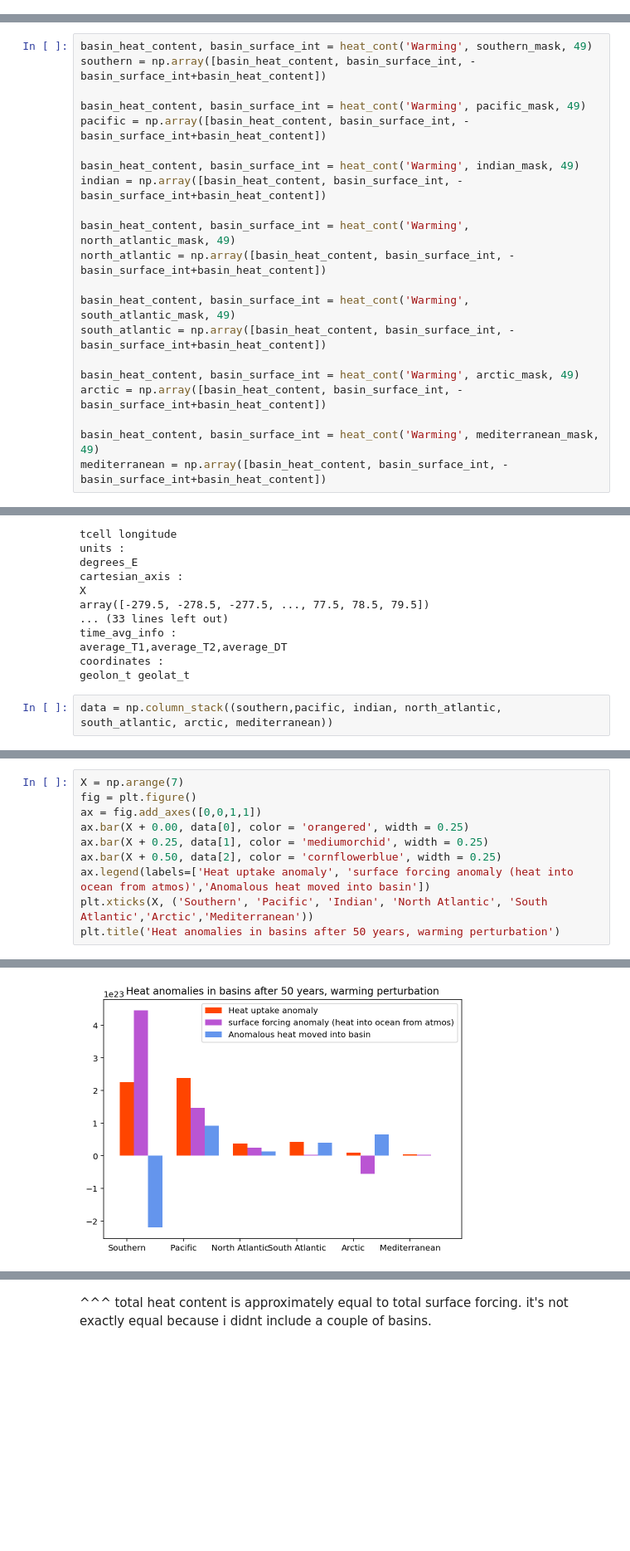
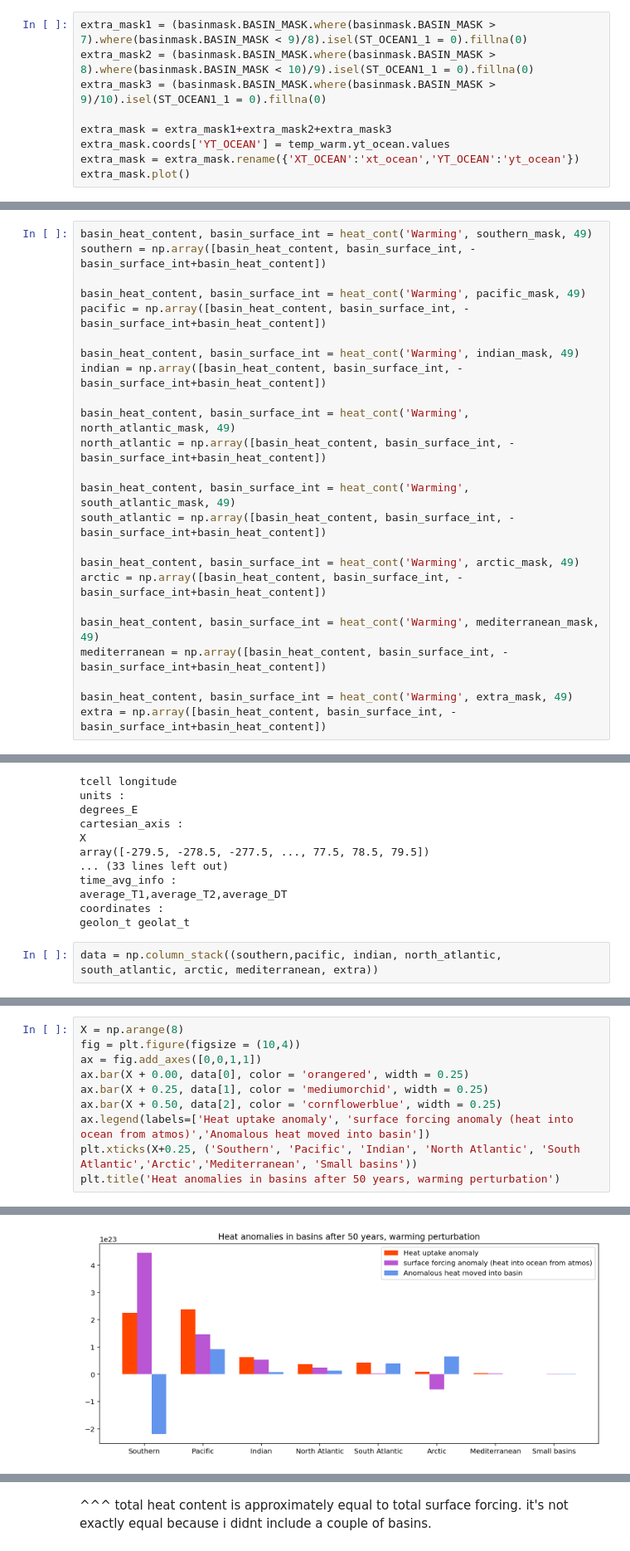
Before and after one commit to claireyung/unsw_clex_project_files, a Jupyter notebook: basin_heat_uptake.ipynb, the cells around one changed output, grey strips where cells are left out. Shown at 83% size. Cells and saved outputs as stored; diff of their text form; blank space fills up the shorter version.

```diff
--- a/basin_heat_uptake.ipynb
+++ b/basin_heat_uptake.ipynb
@@ -167,3 +141,12 @@ mediterranean_mask.plot()
 # %% [output]
 <matplotlib.collections.QuadMesh at 0x...>
 [figure]
+# %%
+extra_mask1 = (basinmask.BASIN_MASK.where(basinmask.BASIN_MASK > 7).where(basinmask.BASIN_MASK < 9)/8).isel(ST_OCEAN1_1 = 0).fillna(0)
+extra_mask2 = (basinmask.BASIN_MASK.where(basinmask.BASIN_MASK > 8).where(basinmask.BASIN_MASK < 10)/9).isel(ST_OCEAN1_1 = 0).fillna(0)
+extra_mask3 = (basinmask.BASIN_MASK.where(basinmask.BASIN_MASK > 9)/10).isel(ST_OCEAN1_1 = 0).fillna(0)
+
+extra_mask = extra_mask1+extra_mask2+extra_mask3
+extra_mask.coords['YT_OCEAN'] = temp_warm.yt_ocean.values
+extra_mask = extra_mask.rename({'XT_OCEAN':'xt_ocean','YT_OCEAN':'yt_ocean'})
+extra_mask.plot()
@@ -281,6 +267,9 @@ arctic = np.array([basin_heat_content, basin_surface_int, -basin_surface_int+bas
 
 basin_heat_content, basin_surface_int = heat_cont('Warming', mediterranean_mask, 49)
 mediterranean = np.array([basin_heat_content, basin_surface_int, -basin_surface_int+basin_heat_content])
+
+basin_heat_content, basin_surface_int = heat_cont('Warming', extra_mask, 49)
+extra = np.array([basin_heat_content, basin_surface_int, -basin_surface_int+basin_heat_content])
 # %%
 southern
 # %% [output]
@@ -314,7 +303,7 @@ average_T1,average_T2,average_DT
 coordinates :
 geolon_t geolat_t
 # %%
-data = np.column_stack((southern,pacific, indian, north_atlantic, south_atlantic, arctic, mediterranean))
+data = np.column_stack((southern,pacific, indian, north_atlantic, south_atlantic, arctic, mediterranean, extra))
 # %%
 data
 # %% [output]
@@ -327,16 +319,16 @@ array([[ 2.25707839e+23,  2.38478297e+23,  3.69656566e+22,
 # %%
-X = np.arange(7)
-fig = plt.figure()
+X = np.arange(8)
+fig = plt.figure(figsize = (10,4))
 ax = fig.add_axes([0,0,1,1])
 ax.bar(X + 0.00, data[0], color = 'orangered', width = 0.25)
 ax.bar(X + 0.25, data[1], color = 'mediumorchid', width = 0.25)
 ax.bar(X + 0.50, data[2], color = 'cornflowerblue', width = 0.25)
 ax.legend(labels=['Heat uptake anomaly', 'surface forcing anomaly (heat into ocean from atmos)','Anomalous heat moved into basin'])
-plt.xticks(X, ('Southern', 'Pacific', 'Indian', 'North Atlantic', 'South Atlantic','Arctic','Mediterranean'))
+plt.xticks(X+0.25, ('Southern', 'Pacific', 'Indian', 'North Atlantic', 'South Atlantic','Arctic','Mediterranean', 'Small basins'))
 plt.title('Heat anomalies in basins after 50 years, warming perturbation')
 # %% [output]
 Text(0.5, 1.0, 'Heat anomalies in basins after 50 years, warming perturbation')
-[figure, old version]
+[figure, new version]
 # %%
 np.sum(data, axis = 1)
 # %% [output]
```
Also changed, not shown: parts of 45 cells of this notebook, 12 other files.
